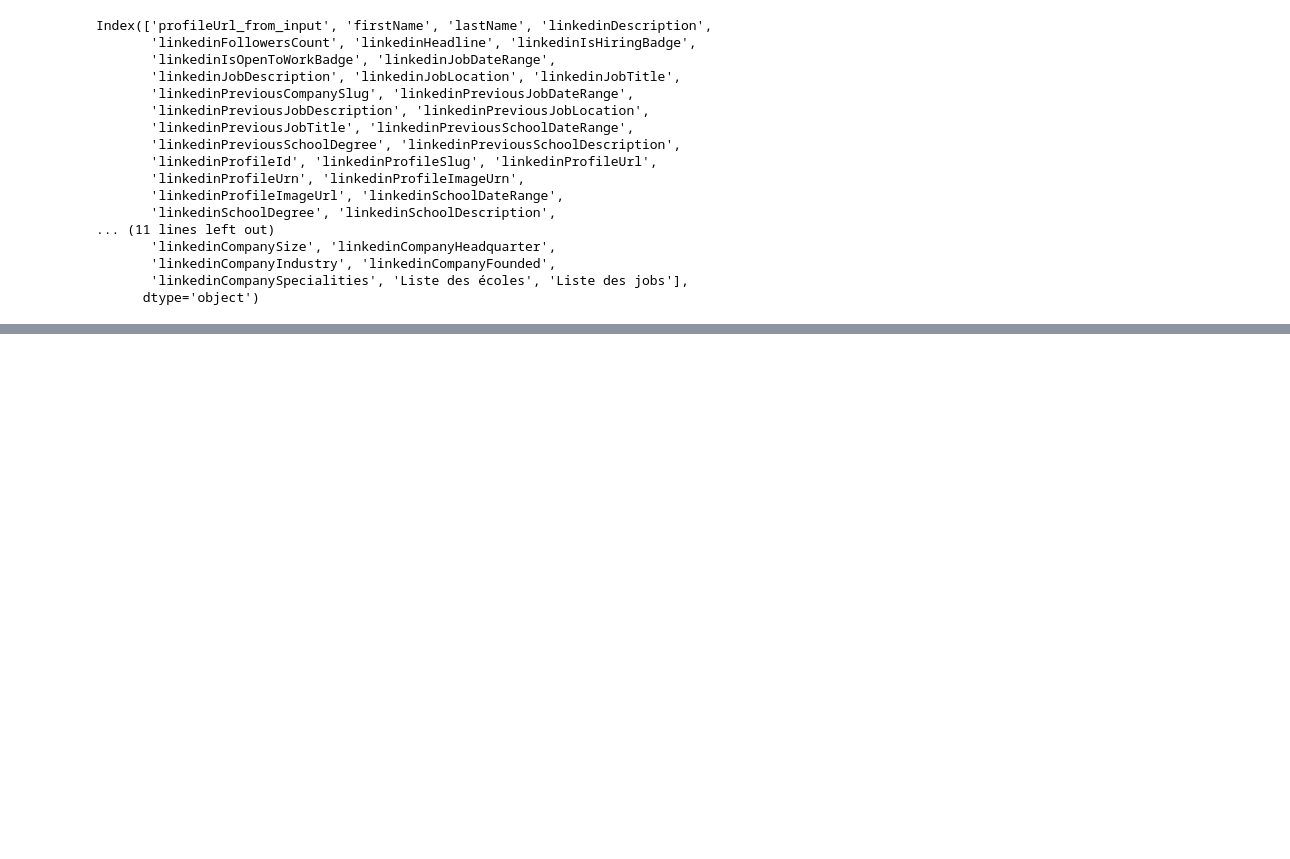
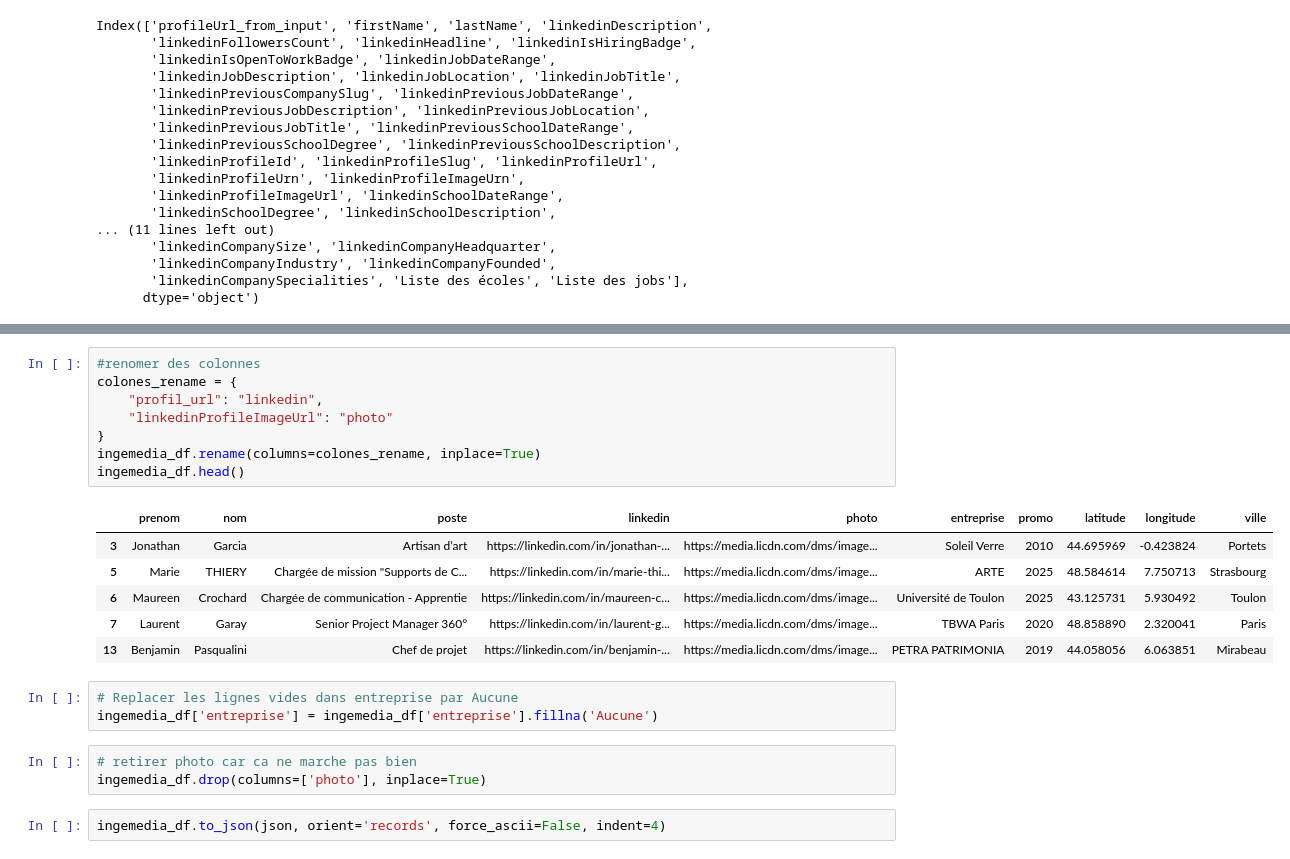
Before and after one commit to MehdiBoussalem/almuni-website, a Jupyter notebook: webscaping/alumni.ipynb, the cells around one changed output, grey strips where cells are left out. Saved outputs shown, nothing was run; the diff lists cells and outputs as text; blank space fills up the shorter version.

```diff
--- a/webscaping/alumni.ipynb
+++ b/webscaping/alumni.ipynb
@@ -119,0 +265,23 @@ ingemedia_df.head()
+# %%
+#renomer des colonnes
+colones_rename = {
+    "profil_url": "linkedin",
+    "linkedinProfileImageUrl": "photo"
+}
+ingemedia_df.rename(columns=colones_rename, inplace=True)
+ingemedia_df.head()
+# %% [output]
+|  | prenom | nom | poste | linkedin | photo | entreprise | promo | latitude | longitude | ville |
+| 3 | Jonathan | Garcia | Artisan d’art | https://linkedin.com/in/jonathan-... | https://media.licdn.com/dms/image... | Soleil Verre | 2010 | 44.695969 | -0.423824 | Portets |
+| 5 | Marie | THIERY | Chargée de mission "Supports de C... | https://linkedin.com/in/marie-thi... | https://media.licdn.com/dms/image... | ARTE | 2025 | 48.584614 | 7.750713 | Strasbourg |
+| 6 | Maureen | Crochard | Chargée de communication - Apprentie | https://linkedin.com/in/maureen-c... | https://media.licdn.com/dms/image... | Université de Toulon | 2025 | 43.125731 | 5.930492 | Toulon |
+| 7 | Laurent | Garay | Senior Project Manager 360° | https://linkedin.com/in/laurent-g... | https://media.licdn.com/dms/image... | TBWA Paris | 2020 | 48.858890 | 2.320041 | Paris |
+| 13 | Benjamin | Pasqualini | Chef de projet | https://linkedin.com/in/benjamin-... | https://media.licdn.com/dms/image... | PETRA PATRIMONIA | 2019 | 44.058056 | 6.063851 | Mirabeau |
+# %%
+# Replacer les lignes vides dans entreprise par Aucune
+ingemedia_df['entreprise'] = ingemedia_df['entreprise'].fillna('Aucune')
+# %%
+# retirer photo car ca ne marche pas bien
+ingemedia_df.drop(columns=['photo'], inplace=True)
+# %%
+ingemedia_df.to_json(json, orient='records', force_ascii=False, indent=4)
```
Also changed, not shown: parts of 10 cells of this notebook, 48 other files.
